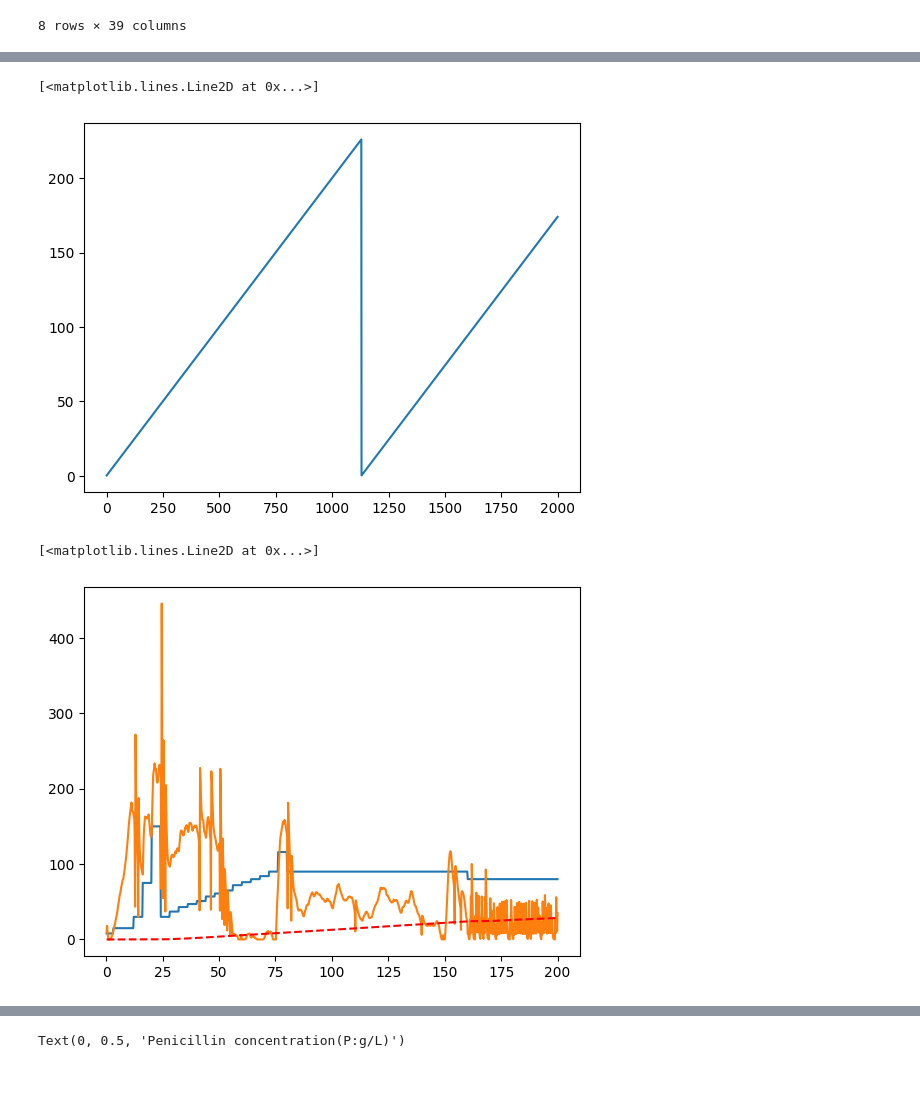
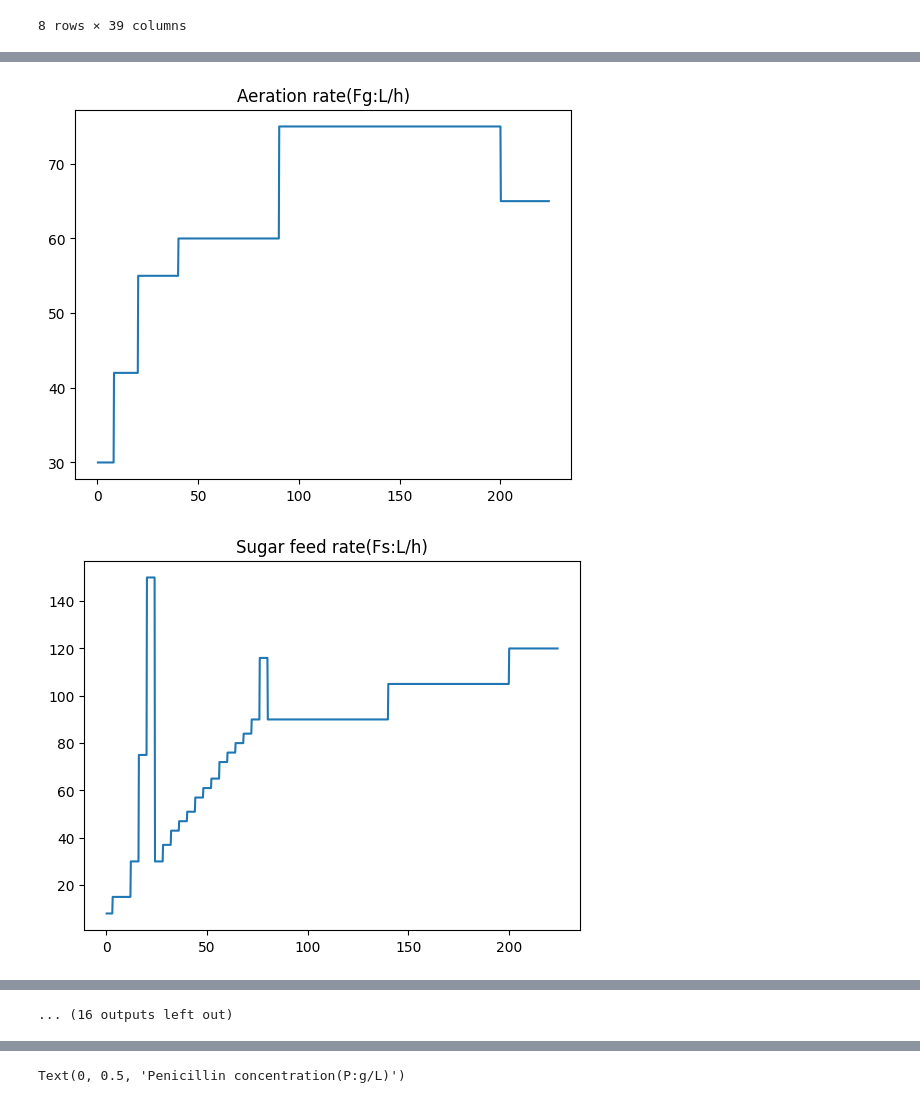
Before and after one commit to apalombit/IndPenSim_Forecast_UDA, a Jupyter notebook: notebooks/IndPenSim_Summary_data_notebook_V3.ipynb, the cells around one changed output, grey strips where cells are left out. Drawn from its saved outputs; the diff is of its cells as text; code cells hidden in the pictures.

```diff
--- a/notebooks/IndPenSim_Summary_data_notebook_V3.ipynb
+++ b/notebooks/IndPenSim_Summary_data_notebook_V3.ipynb
@@ -179,12 +154,47 @@ plt.plot(variable_data[variable_data['Batch reference(Batch_ref:Batch ref)'] ==
-# %%
-plt.plot(variable_data['Time (h)'].values[:2000])
-# %% [output]
-[<matplotlib.lines.Line2D at 0x...>]
-[figure, removed]
-# %%
-plt.plot(variable_data['Time (h)'].values[:1000], variable_data['Sugar feed rate(Fs:L/h)'].values[:1000])
-plt.plot(variable_data['Time (h)'].values[:1000], variable_data['Heating/cooling water flow rate(Fc:L/h)'].values[:1000])
-plt.plot(variable_data['Time (h)'].values[:1000], variable_data['Penicillin concentration(P:g/L)'].values[:1000] ,'--r')
-# %% [output]
-[<matplotlib.lines.Line2D at 0x...>]
-[figure, removed]
+# %%
+feats = [
+    "Aeration rate(Fg:L/h)", # step-wise signal
+    "Sugar feed rate(Fs:L/h)",  # step-wise signal
+    "Acid flow rate(Fa:L/h)", # spiky sparse signal
+    "Base flow rate(Fb:L/h)", # noisy with trend signal
+    "Heating/cooling water flow rate(Fc:L/h)", # noisy with trend signal
+    "Heating water flow rate(Fh:L/h)", # spiky sparse signal
+    "Water for injection/dilution(Fw:L/h)", # step-wise signal
+    "Air head pressure(pressure:bar)", # step-wise signal
+    "Dumped broth flow(Fremoved:L/h)", # spiky sparse signal
+    "Substrate concentration(S:g/L)", # noisy with trend signal
+    "Dissolved oxygen concentration(DO2:mg/L)", # trend signal with sudden jumps
+    "Penicillin concentration(P:g/L)", # smooth signal
+    "Vessel Volume(V:L)", # trend signal with sudden jumps
+    "Vessel Weight(Wt:Kg)", # trend signal with sudden jumps
+    "pH(pH:pH)", # noisy with short trend signal
+    "Temperature(T:K)", # noisy with short trend signal
+    "Generated heat(Q:kJ)", # noisy with short trend signal
+    "carbon dioxide percent in off-gas(CO2outgas:%)", # trend signal with sudden jumps
+    "PAA flow(Fpaa:PAA flow (L/h))", # step-wise signal
+    "PAA concentration offline(PAA_offline:PAA (g L^{-1}))", # smooth signal not available at all timepoints (nan where not)
+    "Oil flow(Foil:L/hr)", # step-wise signal
+    "NH_3 concentration off-line(NH3_offline:NH3 (g L^{-1}))", # smooth signal not available at all timepoints (nan where not)
+    "Oxygen Uptake Rate(OUR:(g min^{-1}))", # noisy with trend signal
+    "Oxygen in percent in off-gas(O2:O2  (%))", # noisy with trend signal
+    "Offline Penicillin concentration(P_offline:P(g L^{-1}))", # smooth signal not available at all timepoints (nan where not)
+    "Offline Biomass concentratio(X_offline:X(g L^{-1}))", # smooth signal not available at all timepoints (nan where not)
+    "Carbon evolution rate(CER:g/h)", # trend signal with sudden jumps
+    "Viscosity(Viscosity_offline:centPoise)" # smooth signal not available at all timepoints (nan where not)
+    ]
+# %%
+b = 55
+bb = variable_data[variable_data['Batch reference(Batch_ref:Batch ref)'] == b]
+t = bb['Time (h)']
+
+# vv = np.array(bb['Viscosity(Viscosity_offline:centPoise)'].values)
+# vv = np.array(bb['Offline Biomass concentratio(X_offline:X(g L^{-1}))'].values)
+for nn in feats:
+    vv = np.array(bb[nn].values)
+    vv[np.isnan(vv)] = 0.0
+    plt.plot(t, vv)
+    plt.title(nn)
+    plt.show()
+# %% [output]
+[figure, added]
+[figure, added]
@@ -191,2 +211,3 @@ plt.plot(variable_data['Time (h)'].values[:1000], variable_data['Penicillin conc
+... (16 outputs left out)
 # %%
 ## Variable data plot
```
Also changed, not shown: parts of 6 cells of this notebook, 54 other files.
